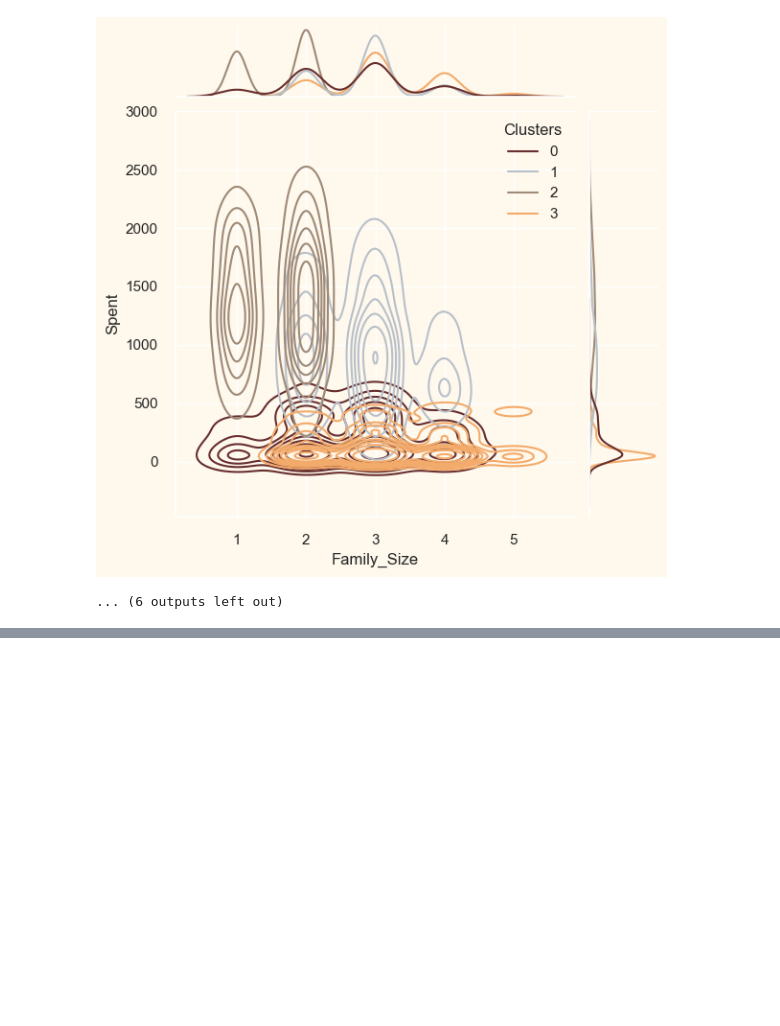
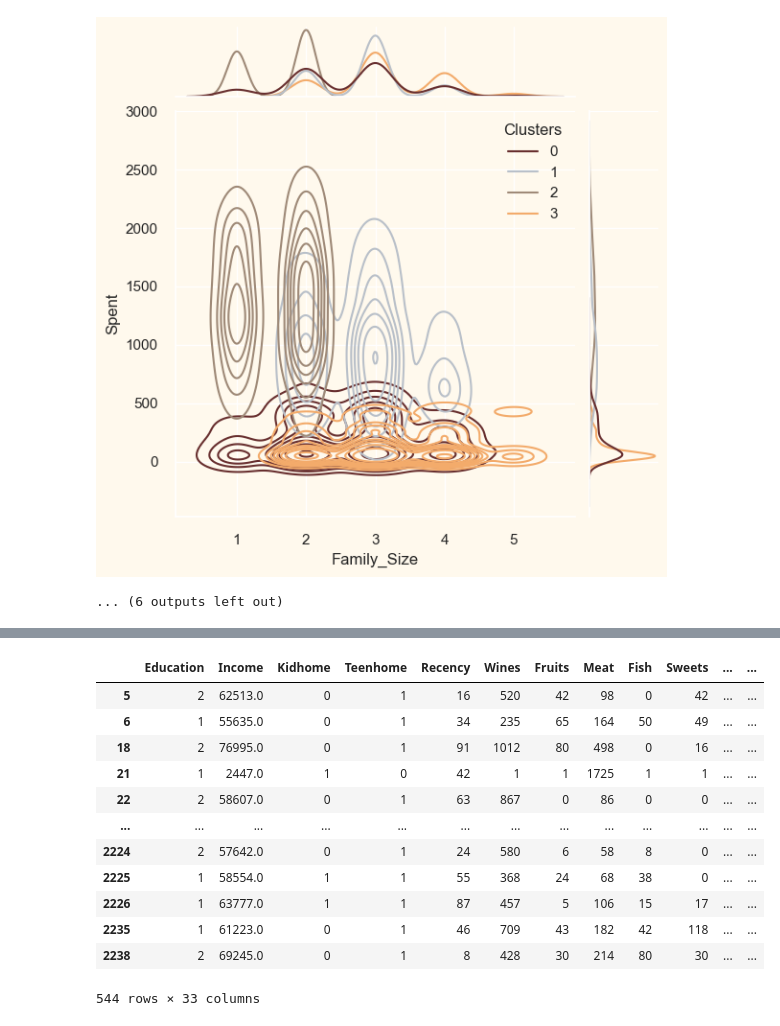
Before and after one commit to baohuy2209/customer-segmentation, a Jupyter notebook: k-means.ipynb, the cells around one changed output, grey strips where cells are left out. Cells and saved outputs as stored; diff of their text form; code cells hidden in the pictures; blank space fills up the shorter version.

```diff
--- a/k-means.ipynb
+++ b/k-means.ipynb
@@ -595,0 +627,17 @@ for i in Personal:
+# %%
+cluster2 = data[data["Clusters"] == 1]
+cluster2
+# %% [output]
+|  | Education | Income | Kidhome | Teenhome | Recency | Wines | Fruits | Meat | Fish | Sweets | ... | ... |
+| 5 | 2 | 62513.0 | 0 | 1 | 16 | 520 | 42 | 98 | 0 | 42 | ... | ... |
+| 6 | 1 | 55635.0 | 0 | 1 | 34 | 235 | 65 | 164 | 50 | 49 | ... | ... |
+| 18 | 2 | 76995.0 | 0 | 1 | 91 | 1012 | 80 | 498 | 0 | 16 | ... | ... |
+| 21 | 1 | 2447.0 | 1 | 0 | 42 | 1 | 1 | 1725 | 1 | 1 | ... | ... |
+| 22 | 2 | 58607.0 | 0 | 1 | 63 | 867 | 0 | 86 | 0 | 0 | ... | ... |
+| ... | ... | ... | ... | ... | ... | ... | ... | ... | ... | ... | ... | ... |
+| 2224 | 2 | 57642.0 | 0 | 1 | 24 | 580 | 6 | 58 | 8 | 0 | ... | ... |
+| 2225 | 1 | 58554.0 | 1 | 1 | 55 | 368 | 24 | 68 | 38 | 0 | ... | ... |
+| 2226 | 1 | 63777.0 | 1 | 1 | 87 | 457 | 5 | 106 | 15 | 17 | ... | ... |
+| 2235 | 1 | 61223.0 | 0 | 1 | 46 | 709 | 43 | 182 | 42 | 118 | ... | ... |
+| 2238 | 2 | 69245.0 | 0 | 1 | 8 | 428 | 30 | 214 | 80 | 30 | ... | ... |
+544 rows × 33 columns
```
Also changed, not shown: parts of 10 cells of this notebook, 4 other files.
